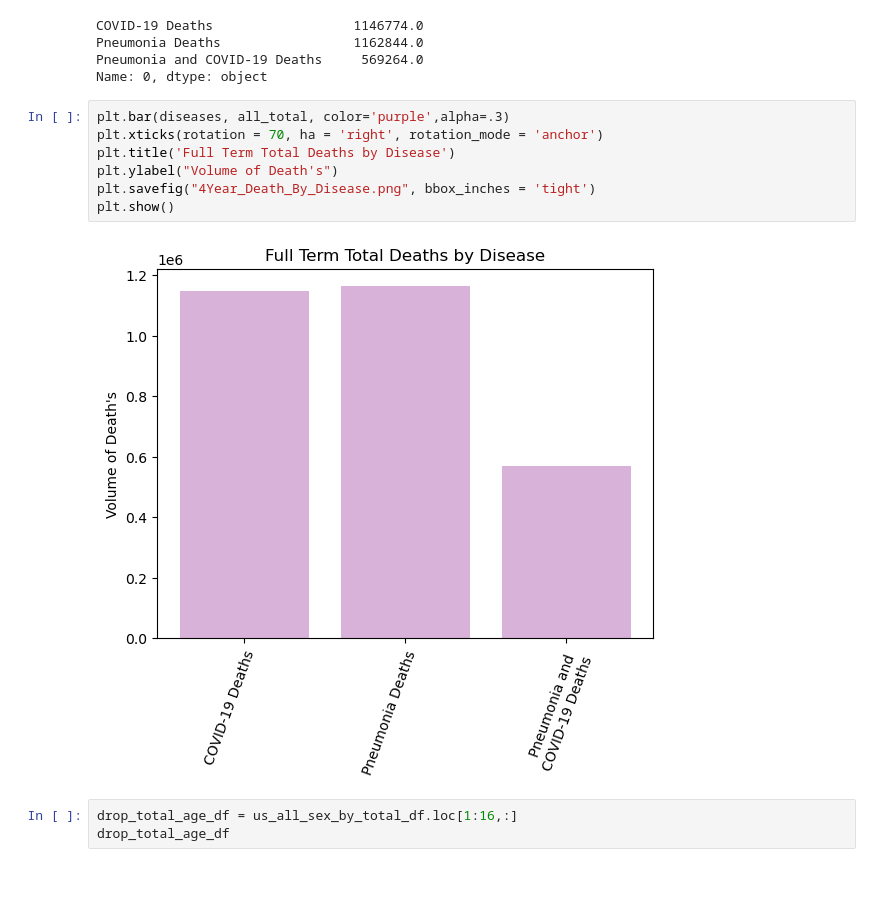
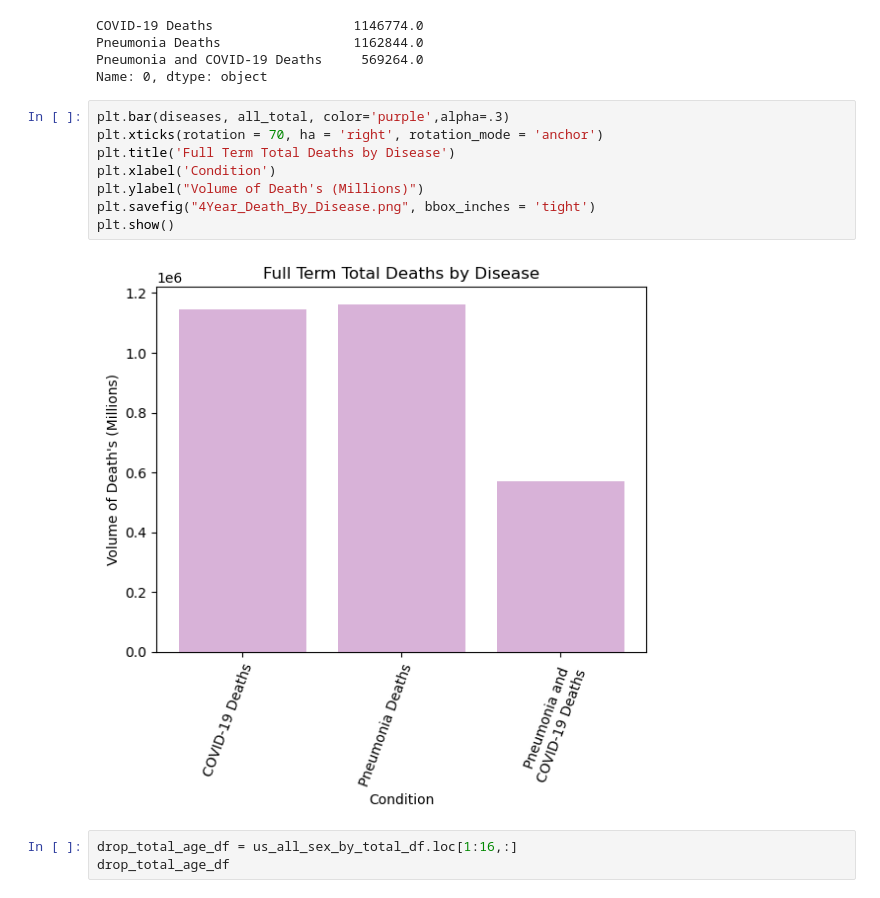
Before and after one commit to JTurk17/Team4_Project1, a Jupyter notebook: Cleaned_CovidDF_DiseaseComparisons.ipynb, the cells around one changed output. Cells and saved outputs as stored; diff of their text form.

```diff
--- a/Cleaned_CovidDF_DiseaseComparisons.ipynb
+++ b/Cleaned_CovidDF_DiseaseComparisons.ipynb
@@ -111,12 +123,13 @@ Name: 0, dtype: object
 # %%
 plt.bar(diseases, all_total, color='purple',alpha=.3)
 plt.xticks(rotation = 70, ha = 'right', rotation_mode = 'anchor')
 plt.title('Full Term Total Deaths by Disease')
-plt.ylabel("Volume of Death's")
+plt.xlabel('Condition')
+plt.ylabel("Volume of Death's (Millions)")
 plt.savefig("4Year_Death_By_Disease.png", bbox_inches = 'tight')
 plt.show()
 # %% [output]
-[figure, old version]
+[figure, new version]
 # %%
 drop_total_age_df = us_all_sex_by_total_df.loc[1:16,:]
 drop_total_age_df
```
Also changed, not shown: parts of 11 cells of this notebook, 4 other files.
